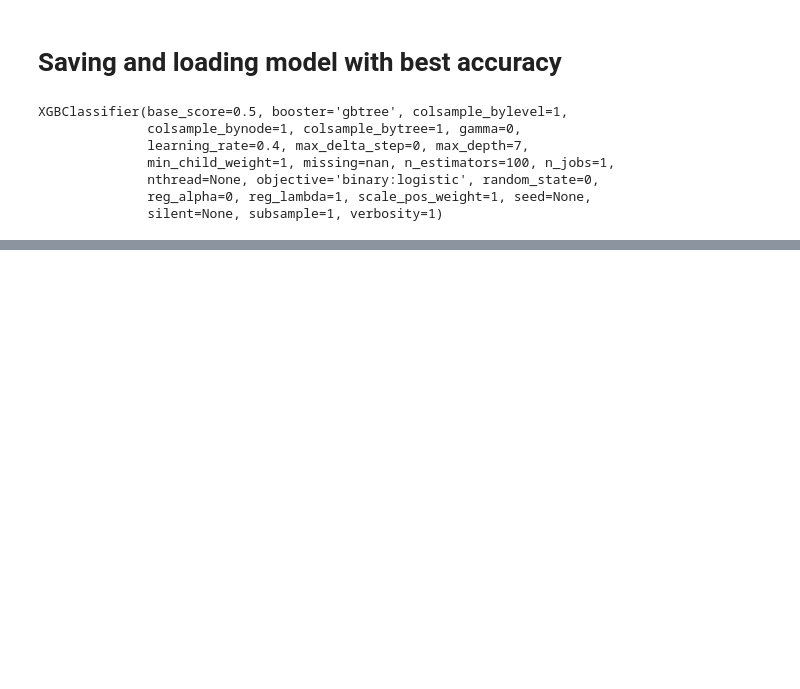
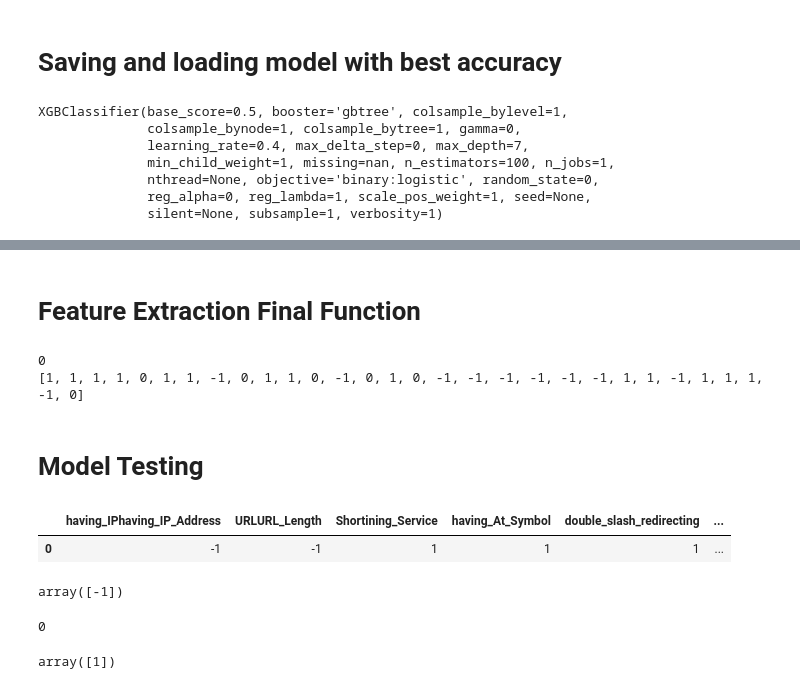
Before and after one commit to syedareehaquasar/SUE---Safe-User-Experience, a Jupyter notebook: PhishingWebsiteDetectionModel.ipynb, the cells around one changed output, grey strips where cells are left out. Drawn from its saved outputs; the diff is of its cells as text; code cells hidden in the pictures; blank space fills up the shorter version.

Commit message:
Completed model notebook

```diff
--- a/PhishingWebsiteDetectionModel.ipynb
+++ b/PhishingWebsiteDetectionModel.ipynb
@@ -472,0 +1037,41 @@ XGBClassifier(base_score=0.5, booster='gbtree', colsample_bylevel=1,
+# %% [markdown]
+# Feature Extraction Final Function
+# %%
+def final(url):
+    return [having_IPhaving_IP_Address(),URLURL_Length(),Shortining_Service(),having_At_Symbol(), 0,Prefix_Suffix (),having_Sub_Domain(),SSLfinal_State(),Domain_registration_length(),favicon(),port(),0,Request_url(),Url_of_Anchor(),Links_in_tags(),SFH(),Submitting_to_email(),Abnormal_URL(),Redirect(),on_mouseover(),RightClick(),popUpWindow(),Iframe(),age_of_domain(),DNSRecord(), web_traffic(),Page_Rank(),Google_Index(),Links_pointing_to_page(), Statical_report()]
+# double_slash_redirecting() ,  HTTPS_token(url)
+
+
+print(final("www..google.com"))
+# %% [output]
+0
+[1, 1, 1, 1, 0, 1, 1, -1, 0, 1, 1, 0, -1, 0, 1, 0, -1, -1, -1, -1, -1, -1, 1, 1, -1, 1, 1, 1, -1, 0]
+# %% [markdown]
+# Model Testing
+# %%
+fl
+
+col = ["having_IPhaving_IP_Address",	"URLURL_Length",	"Shortining_Service",	"having_At_Symbol",	"double_slash_redirecting",	"Prefix_Suffix",	"having_Sub_Domain",	"SSLfinal_State",	"Domain_registeration_length",	"Favicon",	"port",	"HTTPS_token",	"Request_URL",	"URL_of_Anchor",	"Links_in_tags",	"SFH",	"Submitting_to_email",	"Abnormal_URL",	"Redirect",	"on_mouseover",	"RightClick",	"popUpWidnow",	"Iframe",	"age_of_domain",	"DNSRecord",	"web_traffic",	"Page_Rank",	"Google_Index",	"Links_pointing_to_page",	"Statistical_report"]
+# %%
+# x = "www.google.com"
+# features_test = np.array(x).reshape((1, -1))
+# loaded_model.predict([-1, -1,	1, 1, 1, -1, 0, 1, 1, 1, 1, 1, 1, -1, -1, -1, 1, 1, 0, 1, 1, 1, 1, -1, 1, 0, -1, 1, 0, 1])
+a = [[-1, -1,	1, 1, 1, -1, 0, 1, 1, 1, 1, 1, 1, -1, -1, -1, 1, 1, 0, 1, 1, 1, 1, -1, 1, 0, -1, 1, 0, 1]]
+df = pd.DataFrame(a,  columns =  col)
+df
+# %% [output]
+|  | having_IPhaving_IP_Address | URLURL_Length | Shortining_Service | having_At_Symbol | double_slash_redirecting | ... |
+| 0 | -1 | -1 | 1 | 1 | 1 | ... |
+# %%
+loaded_model.predict(df)
+# %% [output]
+array([-1])
+# %%
+google = final("www.google.com")
+# %% [output]
+0
+# %%
+d = pd.DataFrame([google], columns = col)
+loaded_model.predict(d)
+# %% [output]
+array([1])
```
Also changed, not shown: parts of 49 cells of this notebook.
